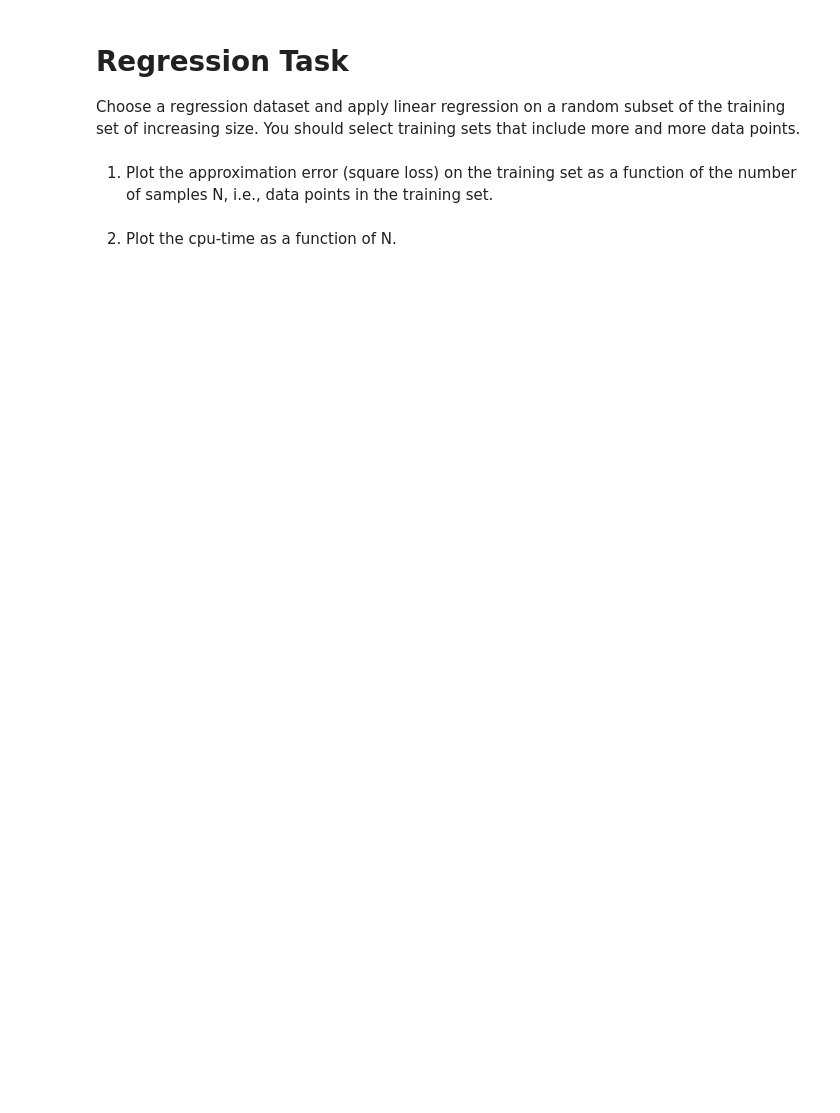
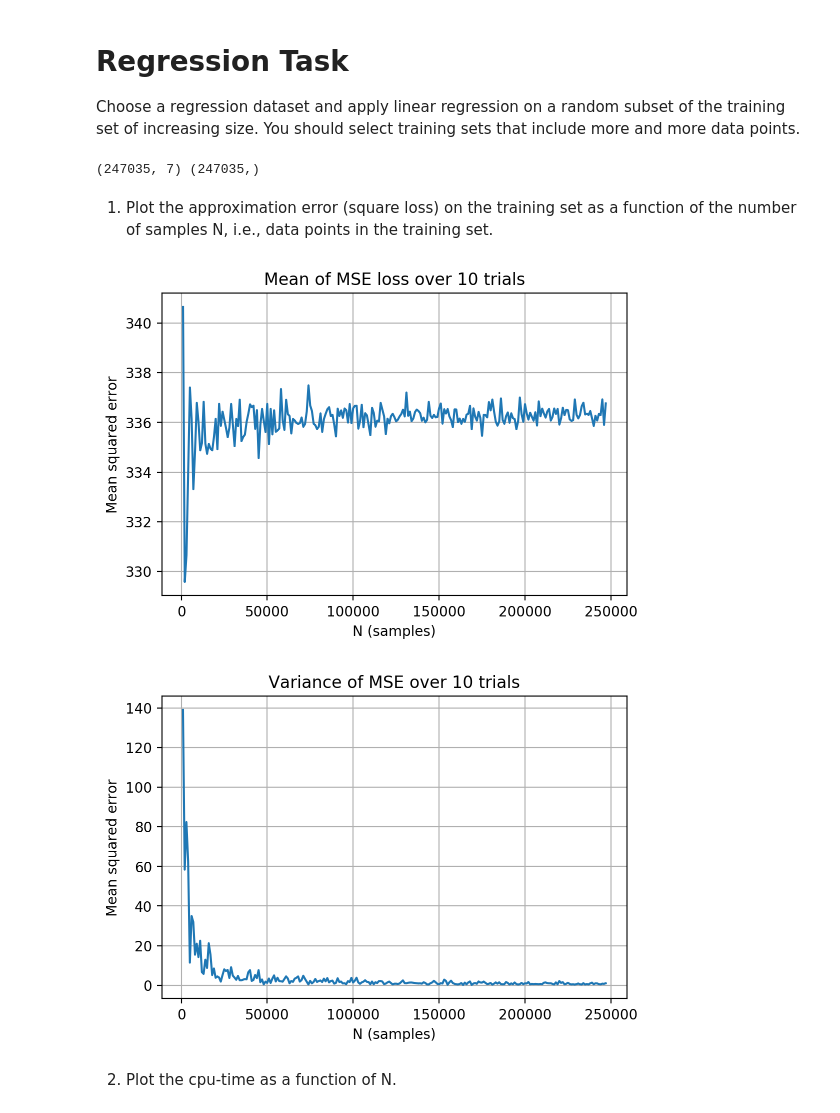
Before and after one commit to csteinmetz1/machine-learning, a Jupyter notebook: p1/p1.ipynb, the cells around one changed output. Cells and saved outputs as stored; diff of their text form; code cells hidden in the pictures; blank space fills up the shorter version.

```diff
--- a/p1/p1.ipynb
+++ b/p1/p1.ipynb
@@ -14,8 +43,71 @@ mpl.rcParams['figure.dpi'] = 150
 # %% [markdown]
 # Regression Task
 Choose a regression dataset and apply linear regression on a random subset of the training set of increasing size. You should select training sets that include more and more data points.
+# %%
+# contruct feature vectors
+x_train_lin_reg = train.iloc[:,3:10].to_numpy()
+
+# construct labels
+y_train_lin_reg = train.iloc[:,11].to_numpy()
+
+print(x_train_lin_reg.shape, y_train_lin_reg.shape)
+# %% [output]
+(247035, 7) (247035,)
 # %% [markdown]
 1. Plot the approximation error (square loss) on the training set as a function
 of the number of samples N, i.e., data points in the training set.
+# %%
+def train_lin_reg_model(N):
+
+    # create linear regression object
+    regr = LinearRegression()
+
+    rand_idx = np.random.randint(0, x_train_lin_reg.shape[0], N)
+
+    x_train_subset = x_train_lin_reg[rand_idx]
+    y_train_subset = y_train_lin_reg[rand_idx]
+
+    # train the model using the training sets
+    regr.fit(x_train_subset, y_train_subset)
+
+    # make predictions
+    y_pred_lin_reg = regr.predict(x_train_subset)
+
+    mse = mean_squared_error(y_train_subset, y_pred_lin_reg)
+
+    return mse
+# %%
+N = np.arange(1000, x_train_reg.shape[0], 1000)
+
+mean_mse_by_N = []
+var_mse_by_N = []
+
+for n in N:
+
+    runs = 10
+    runs_mse = []
+    # run on 10 different random subsets
+    for r in np.arange(runs):
+        runs_mse.append(train_lin_reg_model(n))
+
+    mean_mse_by_N.append(np.mean(runs_mse))
+    var_mse_by_N.append(np.var(runs_mse))
+
+plt.plot(N, mean_mse_by_N)
+plt.title('Mean of MSE loss over 10 trials')
+plt.ylabel('Mean squared error')
+plt.xlabel('N (samples)')
+plt.grid()
+plt.show()
+
+plt.plot(N, var_mse_by_N)
+plt.title('Variance of MSE over 10 trials')
+plt.ylabel('Mean squared error')
+plt.xlabel('N (samples)')
+plt.grid()
+plt.show()
+# %% [output]
+[figure, added]
+[figure, added]
 # %% [markdown]
 2. Plot the cpu-time as a function of N.
```
Also changed, not shown: parts of 16 cells of this notebook, 1 other file.
